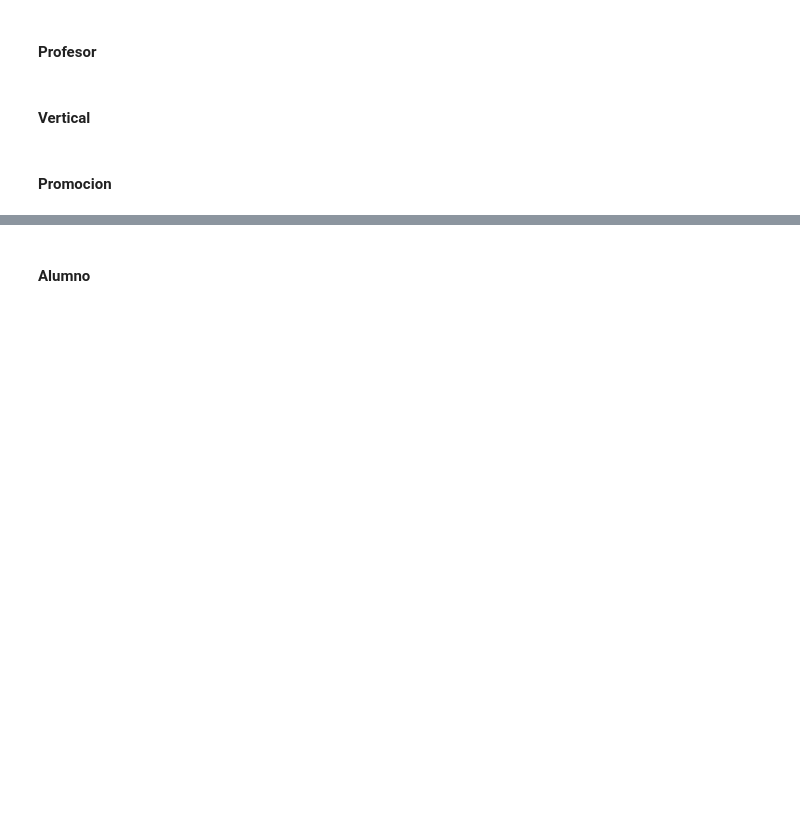
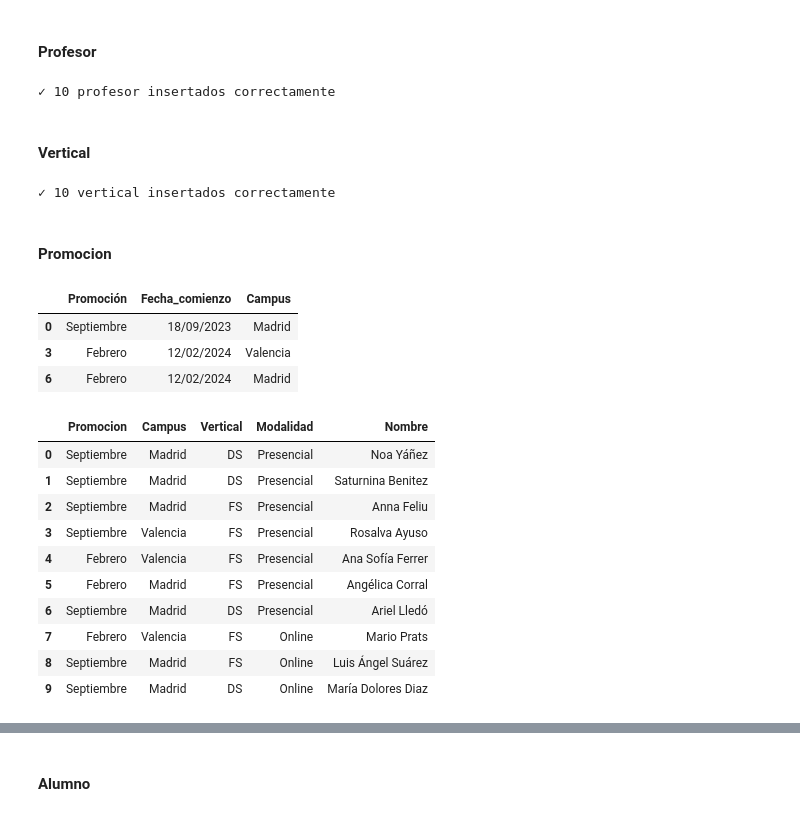
Before and after one commit to Meferal/Proyecto_SQL, a Jupyter notebook: Proyecto_SQL.ipynb, the cells around one changed output, grey strips where cells are left out. Cells and saved outputs as stored; diff of their text form; code cells hidden in the pictures; blank space fills up the shorter version.

```diff
--- a/Proyecto_SQL.ipynb
+++ b/Proyecto_SQL.ipynb
@@ -320,7 +379,7 @@ profesor_intro = list(df_5[['Nombre', 'Rol']].itertuples(index=False, name=None)
 # Es más eficiente que ejecutar execute() en un bucle
 # Inserta todos los clientes de la lista en una sola operación
 cursor.executemany('''
-    INSERT INTO Profesor (nombre_profesor, rol)
+    INSERT OR IGNORE INTO Profesor (nombre_profesor, rol)
     VALUES (?, ?)
 ''', profesor_intro)
 
@@ -328,24 +387,51 @@ cursor.executemany('''
 conexion.commit()
 
 print(f"✓ {len(profesor_intro)} profesor insertados correctamente")
+# %% [output]
+✓ 10 profesor insertados correctamente
 # %% [markdown]
 #### Vertical
 # %%
 # Creamos una lista de tuplas con los datos de varios clientes
 # Cada tupla representa un cliente con sus datos en el mismo orden que las columnas
-vertical_intro =
+vertical_intro = list(df_5[['Vertical']].itertuples(index=False, name=None))
 
 # executemany() ejecuta la misma consulta múltiples veces con diferentes datos
 # Es más eficiente que ejecutar execute() en un bucle
 # Inserta todos los clientes de la lista en una sola operación
 cursor.executemany('''
-    INSERT INTO Vertical (nombre_vertical, id_proyectos)
-    VALUES (?, ?)
+    INSERT OR IGNORE INTO Vertical (nombre_vertical)
+    VALUES (?)
 ''', vertical_intro)
 
 # Guardamos todos los cambios a la vez
 conexion.commit()
 
 print(f"✓ {len(vertical_intro)} vertical insertados correctamente")
+# %% [output]
+✓ 10 vertical insertados correctamente
 # %% [markdown]
 #### Promocion
+# %%
+df10 = df_total[['Promoción', 'Fecha_comienzo', 'Campus']].drop_duplicates()
+df10
+# %% [output]
+|  | Promoción | Fecha_comienzo | Campus |
+| 0 | Septiembre | 18/09/2023 | Madrid |
+| 3 | Febrero | 12/02/2024 | Valencia |
+| 6 | Febrero | 12/02/2024 | Madrid |
+# %%
+df11 = df_5[['Promocion', 'Campus', 'Vertical', 'Modalidad', 'Nombre']].drop_duplicates()
+df11
+# %% [output]
+|  | Promocion | Campus | Vertical | Modalidad | Nombre |
+| 0 | Septiembre | Madrid | DS | Presencial | Noa Yáñez |
+| 1 | Septiembre | Madrid | DS | Presencial | Saturnina Benitez |
+| 2 | Septiembre | Madrid | FS | Presencial | Anna Feliu |
+| 3 | Septiembre | Valencia | FS | Presencial | Rosalva Ayuso |
+| 4 | Febrero | Valencia | FS | Presencial | Ana Sofía Ferrer |
+| 5 | Febrero | Madrid | FS | Presencial | Angélica Corral |
+| 6 | Septiembre | Madrid | DS | Presencial | Ariel Lledó |
+| 7 | Febrero | Valencia | FS | Online | Mario Prats |
+| 8 | Septiembre | Madrid | FS | Online | Luis Ángel Suárez |
+| 9 | Septiembre | Madrid | DS | Online | María Dolores Diaz |
```
Also changed, not shown: parts of 21 cells of this notebook, 2 other files.
